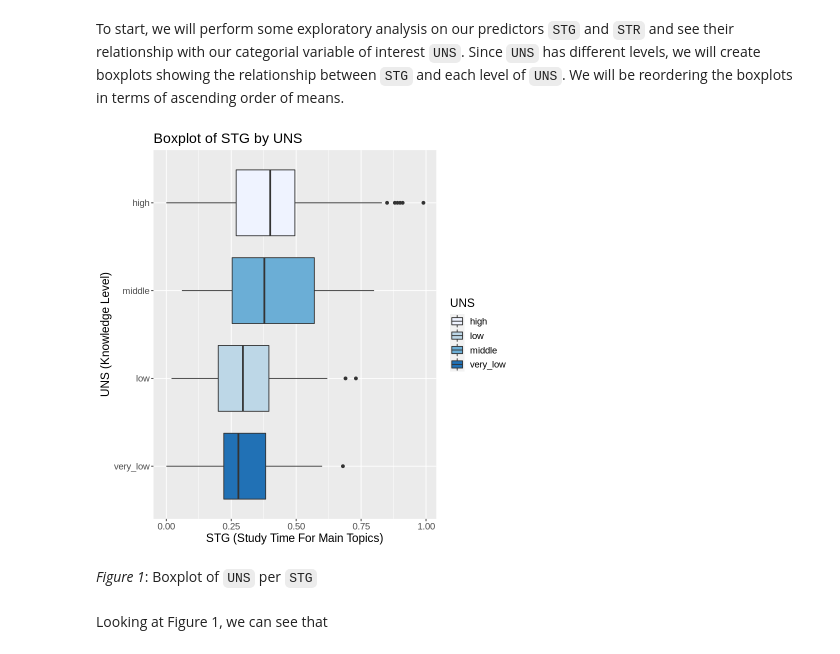
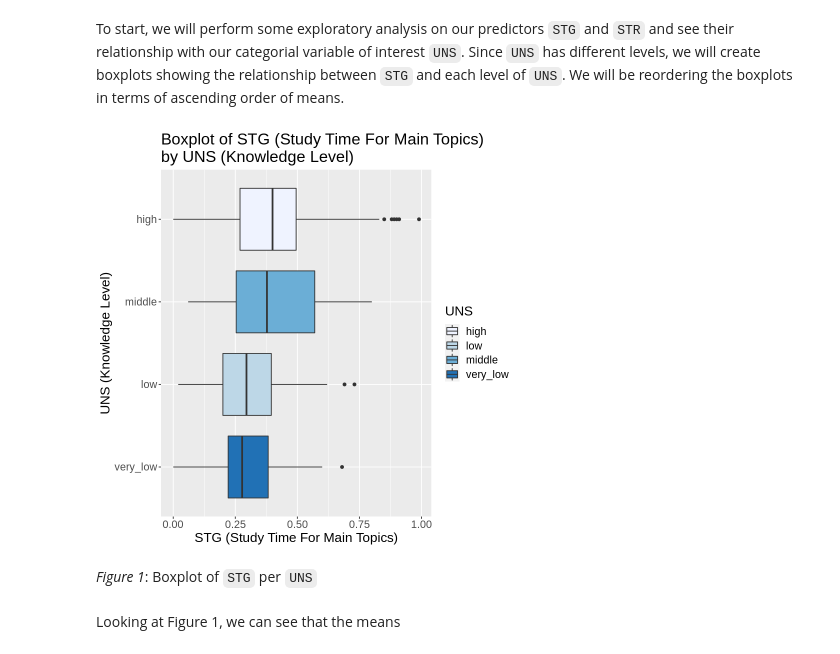
Before and after one commit to Wills-Hao/DSCI-100-project, a Jupyter notebook: final_group_project.ipynb, the cells around one changed output. Drawn from its saved outputs; the diff is of its cells as text; code cells hidden in the pictures.

```diff
--- a/final_group_project.ipynb
+++ b/final_group_project.ipynb
@@ -203,15 +205,15 @@ To start, we will perform some exploratory analysis on our predictors `STG` and
 # %%
 user_knowledge_plot <- ggplot(user_knowledge, aes(x = STG, y = reorder(UNS, +STG), fill = UNS)) +
     geom_boxplot() +
     labs(x = "STG (Study Time For Main Topics)", y = "UNS (Knowledge Level)") +
-    ggtitle("Boxplot of STG by UNS") +
+    ggtitle("Boxplot of STG (Study Time For Main Topics) \nby UNS (Knowledge Level)") +
     scale_fill_brewer(palette="Blues") +
-    theme(text = element_text(size = 14))
+    theme(text = element_text(size = 16))
 
 user_knowledge_plot
 # %% [output]
-[figure, old version]
+[figure, new version]
 # %% [markdown]
-*Figure 1*: Boxplot of `UNS` per `STG`
+*Figure 1*: Boxplot of `STG` per `UNS`
 # %% [markdown]
-Looking at Figure 1, we can see that
+Looking at Figure 1, we can see that the means
```
Also changed, not shown: parts of 2 cells of this notebook.
